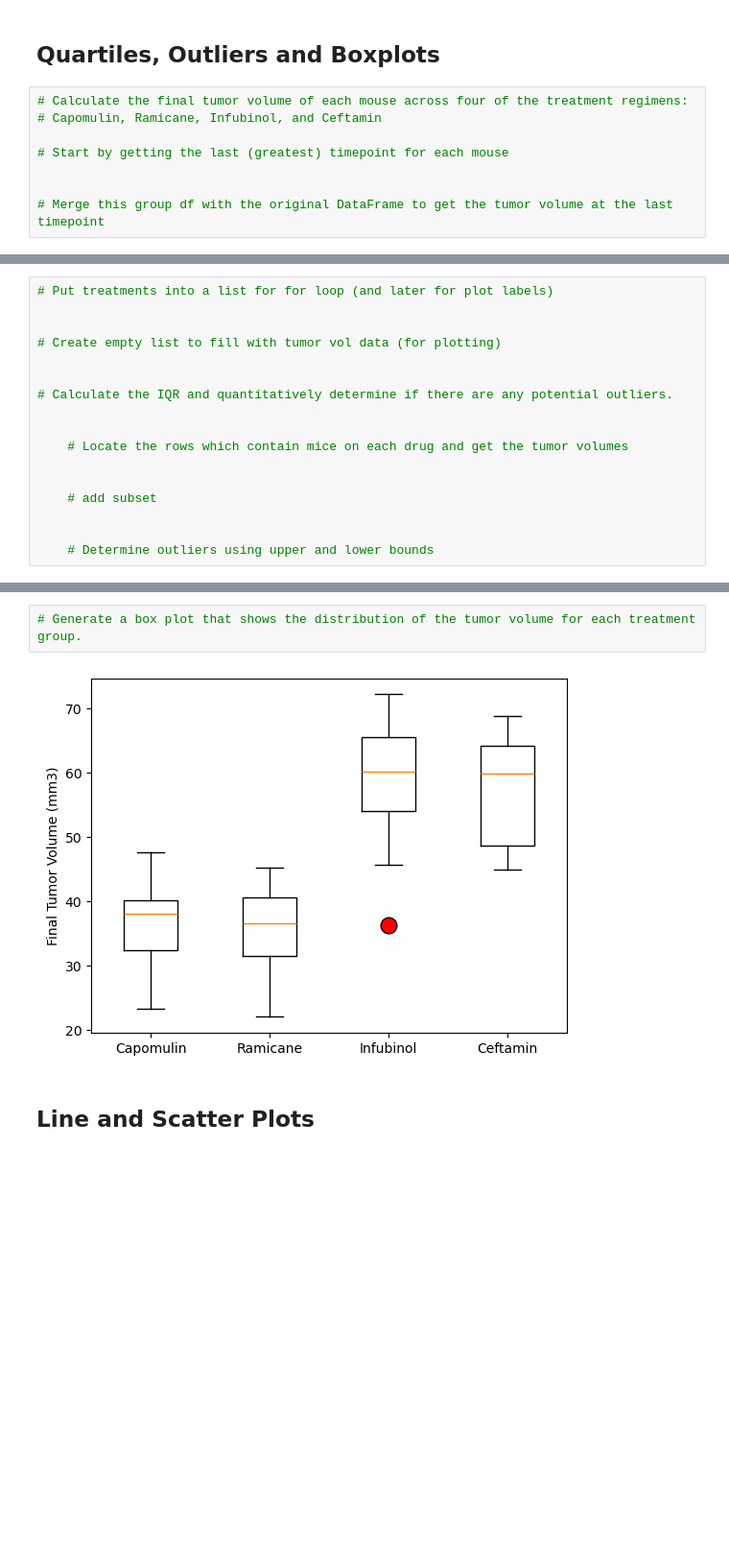
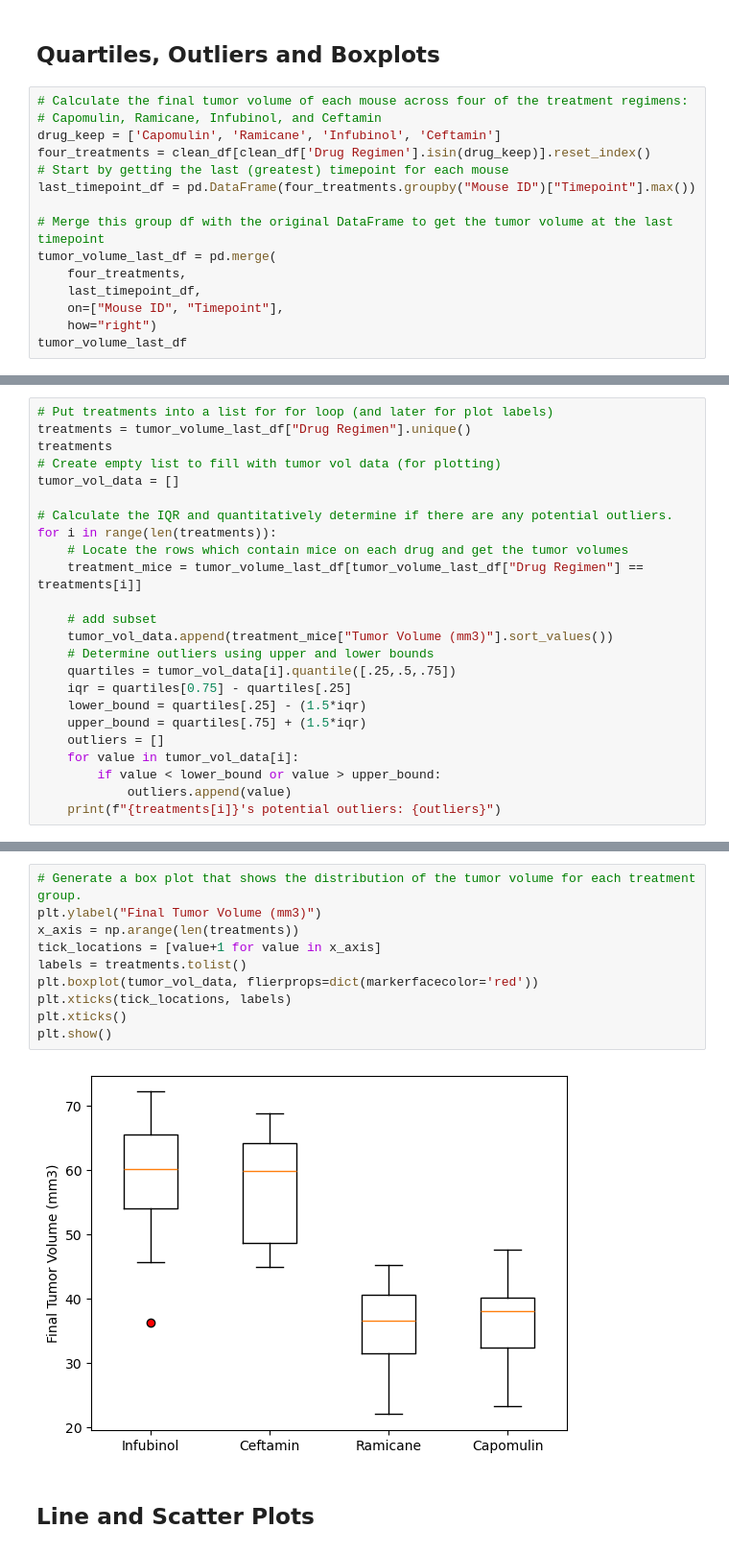
Before and after one commit to eliu14/data-visualization-challenge, a Jupyter notebook: Pymaceuticals/main_notebook.ipynb, the cells around one changed output, grey strips where cells are left out. Shown: that part at 96% size. Saved outputs shown, nothing was run; the diff lists cells and outputs as text; blank space fills up the shorter version.

```diff
--- a/Pymaceuticals/main_notebook.ipynb
+++ b/Pymaceuticals/main_notebook.ipynb
@@ -190,8 +186,15 @@ pandas_pie_chart = group_by_gender.plot(kind="pie", y="count", ylabel="count", a
 # %%
 # Calculate the final tumor volume of each mouse across four of the treatment regimens:
 # Capomulin, Ramicane, Infubinol, and Ceftamin
-
+drug_keep = ['Capomulin', 'Ramicane', 'Infubinol', 'Ceftamin']
+four_treatments = clean_df[clean_df['Drug Regimen'].isin(drug_keep)].reset_index()
 # Start by getting the last (greatest) timepoint for each mouse
-
+last_timepoint_df = pd.DataFrame(four_treatments.groupby("Mouse ID")["Timepoint"].max())
 
 # Merge this group df with the original DataFrame to get the tumor volume at the last timepoint
+tumor_volume_last_df = pd.merge(
+    four_treatments,
+    last_timepoint_df,
+    on=["Mouse ID", "Timepoint"],
+    how="right")
+tumor_volume_last_df
@@ -198,18 +215,25 @@ pandas_pie_chart = group_by_gender.plot(kind="pie", y="count", ylabel="count", a
 # %%
 # Put treatments into a list for for loop (and later for plot labels)
-
-
+treatments = tumor_volume_last_df["Drug Regimen"].unique()
+treatments
 # Create empty list to fill with tumor vol data (for plotting)
-
+tumor_vol_data = []
 
 # Calculate the IQR and quantitatively determine if there are any potential outliers.
-
-
+for i in range(len(treatments)):
     # Locate the rows which contain mice on each drug and get the tumor volumes
-
+    treatment_mice = tumor_volume_last_df[tumor_volume_last_df["Drug Regimen"] == treatments[i]]
 
     # add subset
-
-
+    tumor_vol_data.append(treatment_mice["Tumor Volume (mm3)"].sort_values())
     # Determine outliers using upper and lower bounds
+    quartiles = tumor_vol_data[i].quantile([.25,.5,.75])
+    iqr = quartiles[0.75] - quartiles[.25]
+    lower_bound = quartiles[.25] - (1.5*iqr)
+    upper_bound = quartiles[.75] + (1.5*iqr)
+    outliers = []
+    for value in tumor_vol_data[i]:
+        if value < lower_bound or value > upper_bound:
+            outliers.append(value)
+    print(f"{treatments[i]}'s potential outliers: {outliers}")
 # %% [output]
@@ -221,7 +244,15 @@ Ceftamin's potential outliers: Series([], Name: Tumor Volume (mm3), dtype: float
 # %%
 # Generate a box plot that shows the distribution of the tumor volume for each treatment group.
+plt.ylabel("Final Tumor Volume (mm3)")
+x_axis = np.arange(len(treatments))
+tick_locations = [value+1 for value in x_axis]
+labels = treatments.tolist()
+plt.boxplot(tumor_vol_data, flierprops=dict(markerfacecolor='red'))
+plt.xticks(tick_locations, labels)
+plt.xticks()
+plt.show()
 # %% [output]
-[figure, old version]
+[figure, new version]
 # %% [markdown]
 ## Line and Scatter Plots
 # %%
```
Also changed, not shown: parts of 9 cells of this notebook.
